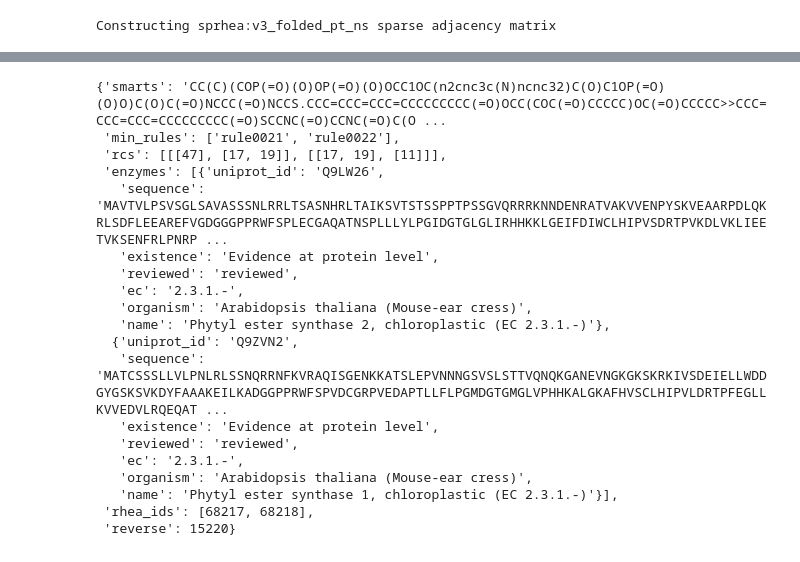
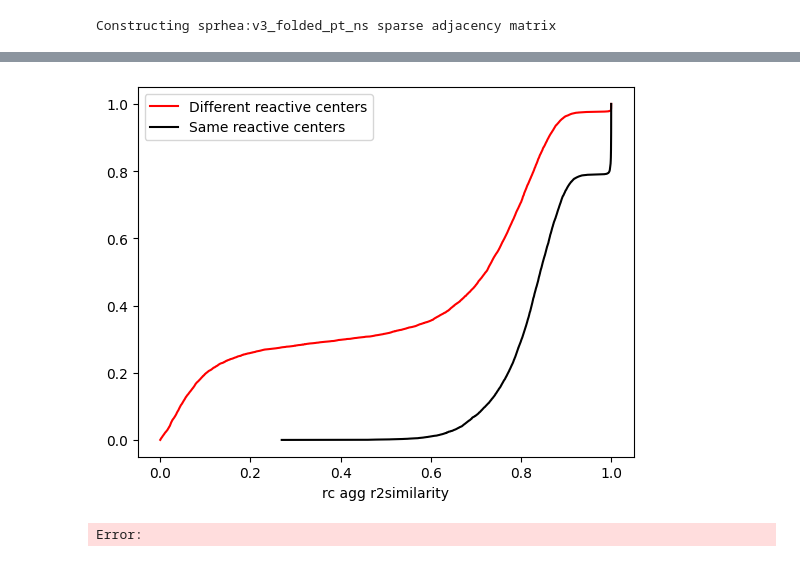
Before and after one commit to stefanpate/rcgnn, a Jupyter notebook: notebooks/similarity_metrics_analysis.ipynb, the cells around one changed output, grey strips where cells are left out. Saved outputs shown, nothing was run; the diff lists cells and outputs as text; code cells hidden in the pictures.

```diff
--- a/notebooks/similarity_metrics_analysis.ipynb
+++ b/notebooks/similarity_metrics_analysis.ipynb
@@ -142,22 +124,36 @@ rxn1
-# %%
-rxn2
-# %% [output]
-{'smarts': 'CC(C)(COP(=O)(O)OP(=O)(O)OCC1OC(n2cnc3c(N)ncnc32)C(O)C1OP(=O)(O)O)C(O)C(=O)NCCC(=O)NCCS.CCC=CCC=CCC=CCCCCCCCC(=O)OCC(COC(=O)CCCCC)OC(=O)CCCCC>>CCC=CCC=CCC=CCCCCCCCC(=O)SCCNC(=O)CCNC(=O)C(O ...
- 'min_rules': ['rule0021', 'rule0022'],
- 'rcs': [[[47], [17, 19]], [[17, 19], [11]]],
- 'enzymes': [{'uniprot_id': 'Q9LW26',
-   'sequence': 'MAVTVLPSVSGLSAVASSSNLRRLTSASNHRLTAIKSVTSTSSPPTPSSGVQRRRKNNDENRATVAKVVENPYSKVEAARPDLQKRLSDFLEEAREFVGDGGGPPRWFSPLECGAQATNSPLLLYLPGIDGTGLGLIRHHKKLGEIFDIWCLHIPVSDRTPVKDLVKLIEETVKSENFRLPNRP ...
-   'existence': 'Evidence at protein level',
-   'reviewed': 'reviewed',
-   'ec': '2.3.1.-',
-   'organism': 'Arabidopsis thaliana (Mouse-ear cress)',
-   'name': 'Phytyl ester synthase 2, chloroplastic (EC 2.3.1.-)'},
-  {'uniprot_id': 'Q9ZVN2',
-   'sequence': 'MATCSSSLLVLPNLRLSSNQRRNFKVRAQISGENKKATSLEPVNNNGSVSLSTTVQNQKGANEVNGKGKSKRKIVSDEIELLWDDGYGSKSVKDYFAAAKEILKADGGPPRWFSPVDCGRPVEDAPTLLFLPGMDGTGMGLVPHHKALGKAFHVSCLHIPVLDRTPFEGLLKVVEDVLRQEQAT ...
-   'existence': 'Evidence at protein level',
-   'reviewed': 'reviewed',
-   'ec': '2.3.1.-',
-   'organism': 'Arabidopsis thaliana (Mouse-ear cress)',
-   'name': 'Phytyl ester synthase 1, chloroplastic (EC 2.3.1.-)'}],
- 'rhea_ids': [68217, 68218],
- 'reverse': 15220}
+# %%
+# Plot cdf of embedding sims for each bucket of
+# zero and nonzero trad sim scores
+
+rng = np.random.default_rng(seed=1234)
+sm_name = "rc_agg_r2_reactions"
+sim_mat = rxn_sim_mats[sm_name]
+n_points = 10_000
+n = rxn_sim_mats['rcmcs'].shape[0]
+
+nonzero_rcmcs_idxs = np.vstack(np.nonzero(rxn_sim_mats['rcmcs'])).T
+nonzero_rcmcs_idxs = nonzero_rcmcs_idxs[nonzero_rcmcs_idxs[:, 0] != nonzero_rcmcs_idxs[:, 1]] # Ensure i != j
+zero_rcmcs_idxs = np.argwhere(rxn_sim_mats['rcmcs'] == 0)
+downsample = lambda x : x[rng.choice(x.shape[0], size=n_points, replace=False)]
+
+fig, ax = plt.subplots()
+
+# Style
+colors = ['red', 'black']
+labels = ['Different reactive centers', 'Same reactive centers']
+ax.set_xlabel(" ".join(sm_name.split("_")[:-1]) + "similarity")
+
+
+# Plot
+foo = []
+for i, idxs in enumerate([zero_rcmcs_idxs, nonzero_rcmcs_idxs]):
+    idxs = downsample(idxs)
+    data = sim_mat[idxs[:, 0], idxs[:, 1]]
+    plot_cdf(ax, data, color=colors[i], label=labels[i])
+
+
+ax.legend()
+plt.show()
+# %% [output]
+[figure, added]
+Error:
```
Also changed, not shown: parts of 13 cells of this notebook, 7 other files.
